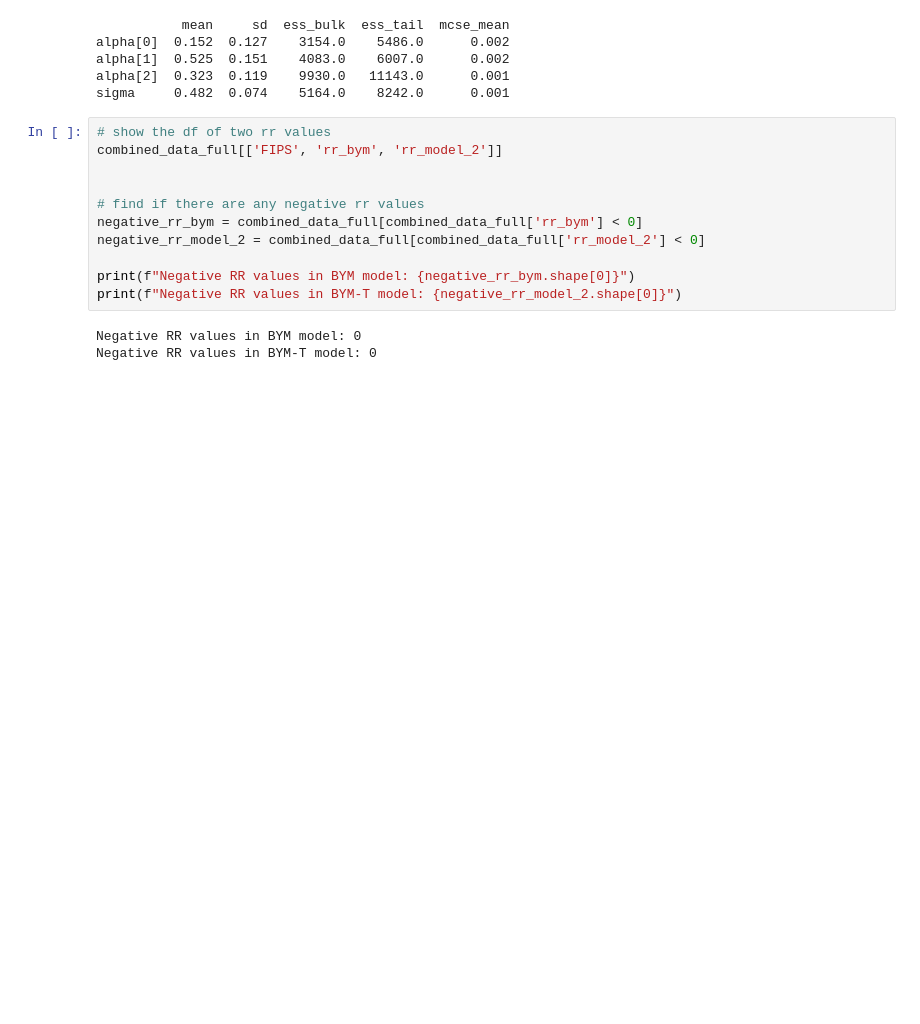
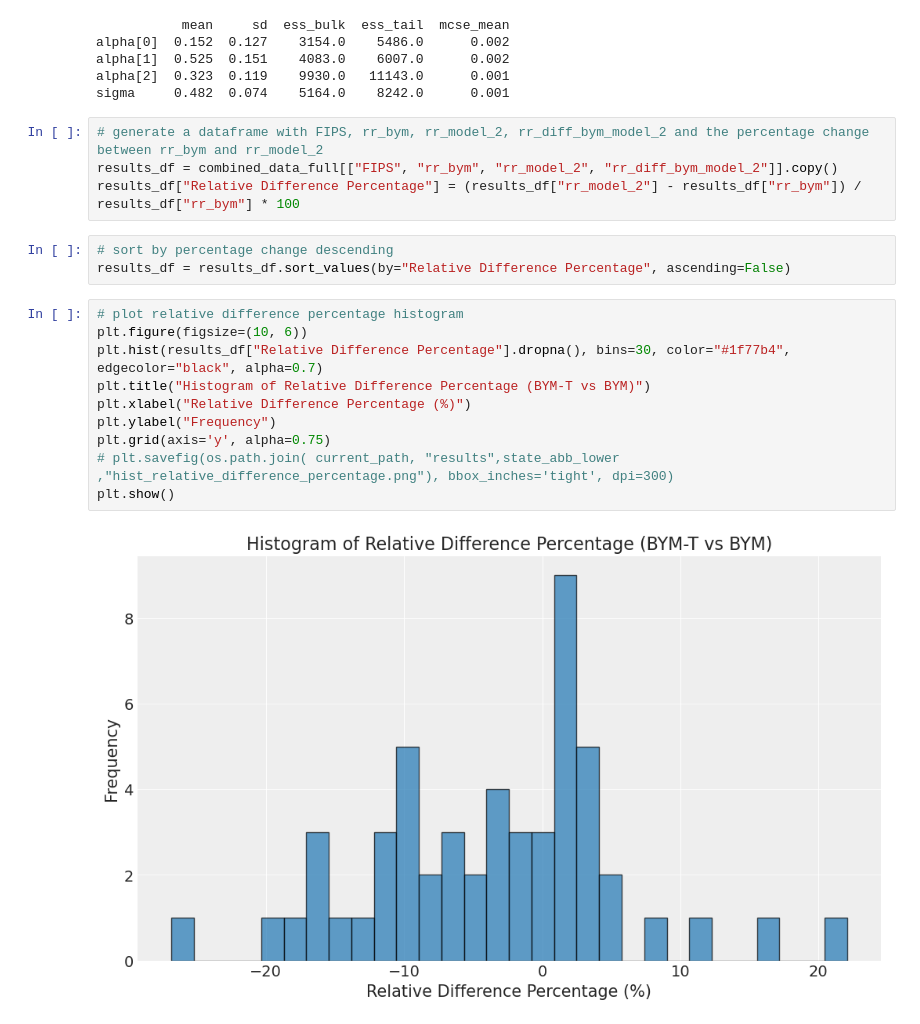
Before and after one commit to hashansl/spatial-risk-tda, a Jupyter notebook: disease_modeling_wv_multi_selected_variables.ipynb, the cells around one changed output. Cells and saved outputs as stored; diff of their text form; blank space fills up the shorter version.

```diff
--- a/disease_modeling_wv_multi_selected_variables.ipynb
+++ b/disease_modeling_wv_multi_selected_variables.ipynb
@@ -1076,17 +1076,22 @@ alpha[0]  0.152  0.127    3154.0    5486.0      0.002
 alpha[1]  0.525  0.151    4083.0    6007.0      0.002
 alpha[2]  0.323  0.119    9930.0   11143.0      0.001
 sigma     0.482  0.074    5164.0    8242.0      0.001
-# %%
-# show the df of two rr values
-combined_data_full[['FIPS', 'rr_bym', 'rr_model_2']]
-
-
-# find if there are any negative rr values
-negative_rr_bym = combined_data_full[combined_data_full['rr_bym'] < 0]
-negative_rr_model_2 = combined_data_full[combined_data_full['rr_model_2'] < 0]
-
-print(f"Negative RR values in BYM model: {negative_rr_bym.shape[0]}")
-print(f"Negative RR values in BYM-T model: {negative_rr_model_2.shape[0]}")
-# %% [output]
-Negative RR values in BYM model: 0
-Negative RR values in BYM-T model: 0
+# %%
+# generate a dataframe with FIPS, rr_bym, rr_model_2, rr_diff_bym_model_2 and the percentage change between rr_bym and rr_model_2
+results_df = combined_data_full[["FIPS", "rr_bym", "rr_model_2", "rr_diff_bym_model_2"]].copy()
+results_df["Relative Difference Percentage"] = (results_df["rr_model_2"] - results_df["rr_bym"]) / results_df["rr_bym"] * 100
+# %%
+# sort by percentage change descending
+results_df = results_df.sort_values(by="Relative Difference Percentage", ascending=False)
+# %%
+# plot relative difference percentage histogram
+plt.figure(figsize=(10, 6))
+plt.hist(results_df["Relative Difference Percentage"].dropna(), bins=30, color="#1f77b4", edgecolor="black", alpha=0.7)
+plt.title("Histogram of Relative Difference Percentage (BYM-T vs BYM)")
+plt.xlabel("Relative Difference Percentage (%)")
+plt.ylabel("Frequency")
+plt.grid(axis='y', alpha=0.75)
+# plt.savefig(os.path.join( current_path, "results",state_abb_lower ,"hist_relative_difference_percentage.png"), bbox_inches='tight', dpi=300)
+plt.show()
+# %% [output]
+[figure, added]
```
Also changed, not shown: parts of 2 cells of this notebook, 6 other files.
